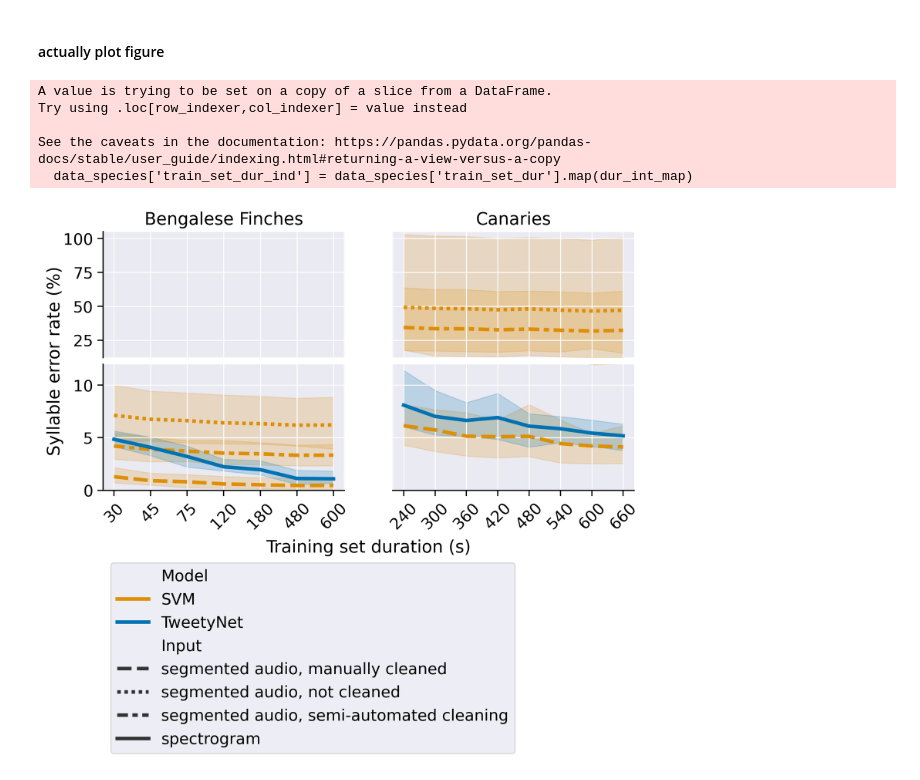
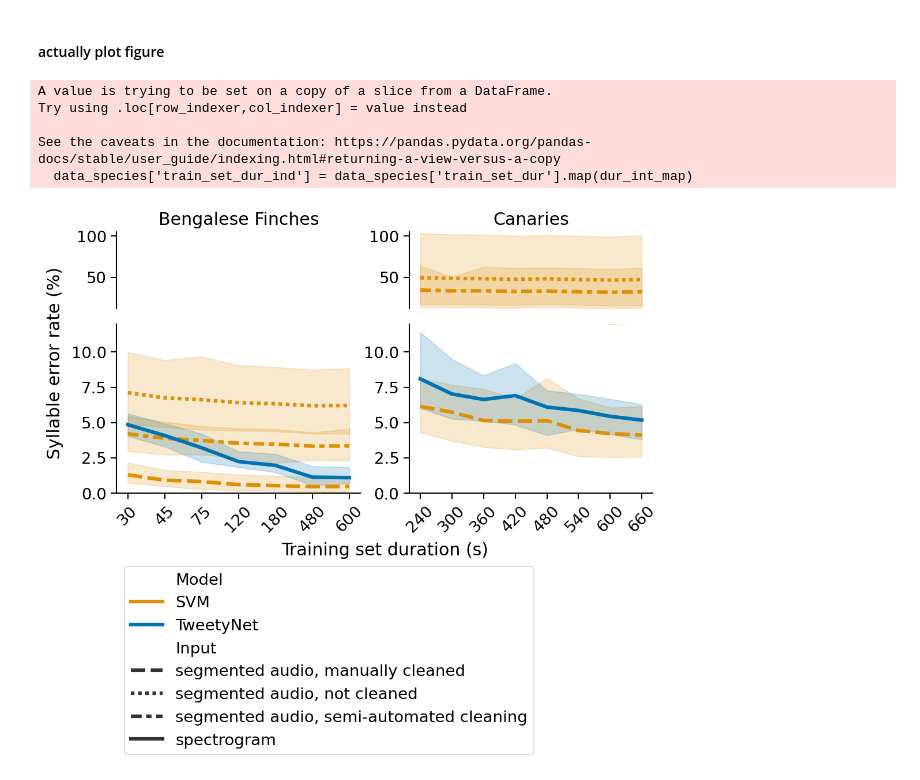
Before and after one commit to yardencsGitHub/tweetynet, a Jupyter notebook: src/scripts/hvc/hvc-figure.ipynb, the cells around one changed output. Cells and saved outputs as stored; diff of their text form; code cells hidden in the pictures.

Commit message:
update 3 figure notebooks with tweaks

```diff
--- a/src/scripts/hvc/hvc-figure.ipynb
+++ b/src/scripts/hvc/hvc-figure.ipynb
@@ -91,24 +91,11 @@ df_agg = gb.agg(
 
 data = df_agg.reset_index()  # ``data`` DataFrame for use with ``seaborn``
 # %%
-STYLE = {'axes.facecolor': '#EAEAF2',
-         'axes.grid': True,
-         'grid.color': 'white',
-         'grid.linestyle': '-'}
-matplotlib.style.use(STYLE)
-
-
-PALETTE = sns.color_palette('colorblind', n_colors=2)
+PALETTE = sns.color_palette('colorblind')  # note: defaults to 10 colors
 
 MODEL_HUE_MAP = {
-    'Bengalese_Finches': {
-        'TweetyNet': PALETTE[0],
-                'SVM': PALETTE[1],
-    },
-    'Canaries': {
-        'TweetyNet': PALETTE[0],
-        'SVM': PALETTE[1],
-    },
+    'TweetyNet': PALETTE[0],
+    'SVM': PALETTE[1],
 }
 
 DASHES = {
@@ -121,19 +108,24 @@ DASHES = {
 #### actually plot figure
 # %%
 sns.set_context("paper", font_scale=1.5, rc={"lines.linewidth": 3})
-# sns.set_style('darkgrid')
 
 figsize = (8, 4)
-dpi = 300
+dpi = 150
 
 fig = plt.figure(constrained_layout=False, figsize=figsize, dpi=dpi)
 
-gs = fig.add_gridspec(nrows=2, ncols=2, hspace=0.05)
+gs = fig.add_gridspec(
+    nrows=3,
+    ncols=2,
+)
 
 ax_arr = []
-for row in range(2):
+for rows in (
+    (0, 1), (1, 3),
+):
+    start_row, stop_row = rows
     for col in range(2):
-        ax_arr.append(fig.add_subplot(gs[row, col]))
+        ax_arr.append(fig.add_subplot(gs[start_row:stop_row, col]))
 
 ax_arr = np.array(ax_arr).reshape(2, 2)
 
@@ -157,17 +149,18 @@ for col, species in enumerate(('Bengalese_Finches', 'Canaries')):
     )
     }
 
+    svm_mean_seg_err_max_dur = data_species[
+        (data_species.Model=='SVM') & (data_species.Input == 'segmented audio, manually cleaned') & (data_species.train_set_dur ==  data_species.train_set_dur.max())
+    ].mean_seg_err.mean()
+
+    tweetynet_mean_seg_err_max_dur = data_species[
+        (data_species.Model=='TweetyNet') & (data_species.Input == 'spectrogram') & (data_species.train_set_dur ==  data_species.train_set_dur.max())
+    ].mean_seg_err.mean()
+
     # ---- set up to plot
     col_ax_arr = ax_arr[:, col]
 
     col_ax_arr[0].get_shared_x_axes().join(col_ax_arr[1])
-
-#     col_ax_arr[0].spines['bottom'].set_visible(False)
-#     col_ax_arr[1].xaxis.tick_bottom()
-#     col_ax_arr[1].spines['top'].set_visible(False)
-
-
-    palette = MODEL_HUE_MAP[species]
 
     # we plot the same data on both axes, and then change the ylims below
     for row, ax in enumerate(col_ax_arr):
@@ -182,7 +175,7 @@ for col, species in enumerate(('Bengalese_Finches', 'Canaries')):
             x='train_set_dur_ind',
             y='mean_seg_err',
             hue='Model',
-            palette=palette,
+            palette=MODEL_HUE_MAP,
             style='Input',
             dashes=DASHES,
             ax=ax,
@@ -197,14 +190,6 @@ for col, species in enumerate(('Bengalese_Finches', 'Canaries')):
             handles, labels = ax.get_legend_handles_labels()
             g.legend_.remove()
 
-    # svm_mean_seg_err_max_dur = data[
-    #     (data.Model=='SVM') & (data.Input == 'audio, manually cleaned') & (data.train_set_dur_ind ==  6)
-    # ].mean_seg_err.mean()
-
-    # tweetynet_mean_seg_err_max_dur = data[
-    #     (data.Model=='TweetyNet') & (data.Input == 'spectrogram') & (data.train_set_dur_ind ==  6)
-    # ].mean_seg_err.mean()
-
     col_ax_arr[0].set_ylim([12, 105.])
     col_ax_arr[1].set_ylim([0., 12])
 
@@ -213,30 +198,6 @@ for col, species in enumerate(('Bengalese_Finches', 'Canaries')):
     col_ax_arr[1].set_xticks(list(TRAIN_DUR_IND_MAP.values()))
     col_ax_arr[1].set_xticklabels(train_set_durs, rotation=45)
 
-    if col == 1:
-        for ax_ in col_ax_arr:
-            ax_.set_yticklabels([])
-
-# ax.annotate(f'{svm_mean_seg_err_max_dur:0.2f}%',
-#             xy=(ax.get_xlim()[-1], svm_mean_seg_err_max_dur),
-#             xycoords='data',
-#             xytext=(15, +7.5),
-#             textcoords='offset points',
-#             verticalalignment='center',
-#             color=MODEL_HUE_MAP['SVM'],
-#             arrowprops=dict(arrowstyle="->", facecolor=MODEL_HUE_MAP['SVM']),
-#             annotation_clip=False)
-
-# ax.annotate(f'{tweetynet_mean_seg_err_max_dur:0.2f}%',
-#             xy=(ax.get_xlim()[-1], tweetynet_mean_seg_err_max_dur),
-#             xycoords='data',
-#             xytext=(15, -7.5),
-#             textcoords='offset points',
-#             verticalalignment='center',
-#             color=MODEL_HUE_MAP['TweetyNet'],
-#             arrowprops=dict(arrowstyle="->", facecolor=MODEL_HUE_MAP['TweetyNet']),
-#             annotation_clip=False)
-
     col_ax_arr[0].set_title(species.replace('_', ' '))
 
 # --- despine and fix ticks
@@ -244,41 +205,41 @@ for ax_ind, spines, tick_params in zip(
     (0, 1, 2, 3),
     (
         ('top', 'bottom', 'right'),
-        ('top', 'bottom', 'left', 'right'),
+        ('top', 'bottom', 'right'),
         ('top', 'right',),
-        ('top', 'left', 'right')
+        ('top', 'right')
     ),
     (
         dict(axis='x', bottom=False),
-        dict(axis='both', bottom=False, left=False),
+        dict(axis='x', bottom=False),
         None,
-        dict(axis='y', left=None)
+        None,
     )
 ):
     for spine in spines:
         ax_arr.flatten()[ax_ind].spines[spine].set_visible(False)
     if tick_params is not None:
         ax_arr.flatten()[ax_ind].tick_params(**tick_params)
 
 # # add a big axis, hide frame
 big_ax = fig.add_subplot(111, frameon=False)
 # hide tick and tick label of the big axis
 big_ax.tick_params(labelcolor='none', top=False, bottom=False, left=False, right=False)
 big_ax.grid(False)
 
 big_ax.set_xlabel('Training set duration (s)', labelpad=20)
-big_ax.set_ylabel('Syllable error rate (%)')
+big_ax.set_ylabel('Syllable error rate (%)', labelpad=15)
 
 big_ax.legend(handles, labels, loc='upper left', bbox_to_anchor=[0.0, -0.25])
 
 FIG_STEM = 'svm-v-tweetynet-results'
 
 for ext in ('png', 'svg'):
-    fig.savefig(FIG_ROOT / f'{FIG_STEM}.{ext}');
+    fig.savefig(FIG_ROOT / f'{FIG_STEM}.{ext}', bbox_inches='tight');
 # %% [output]
 A value is trying to be set on a copy of a slice from a DataFrame.
 Try using .loc[row_indexer,col_indexer] = value instead
 
 See the caveats in the documentation: https://pandas.pydata.org/pandas-docs/stable/user_guide/indexing.html#returning-a-view-versus-a-copy
   data_species['train_set_dur_ind'] = data_species['train_set_dur'].map(dur_int_map)
-[figure, old version]
+[figure, new version]
```
Also changed, not shown: 1 other file.
